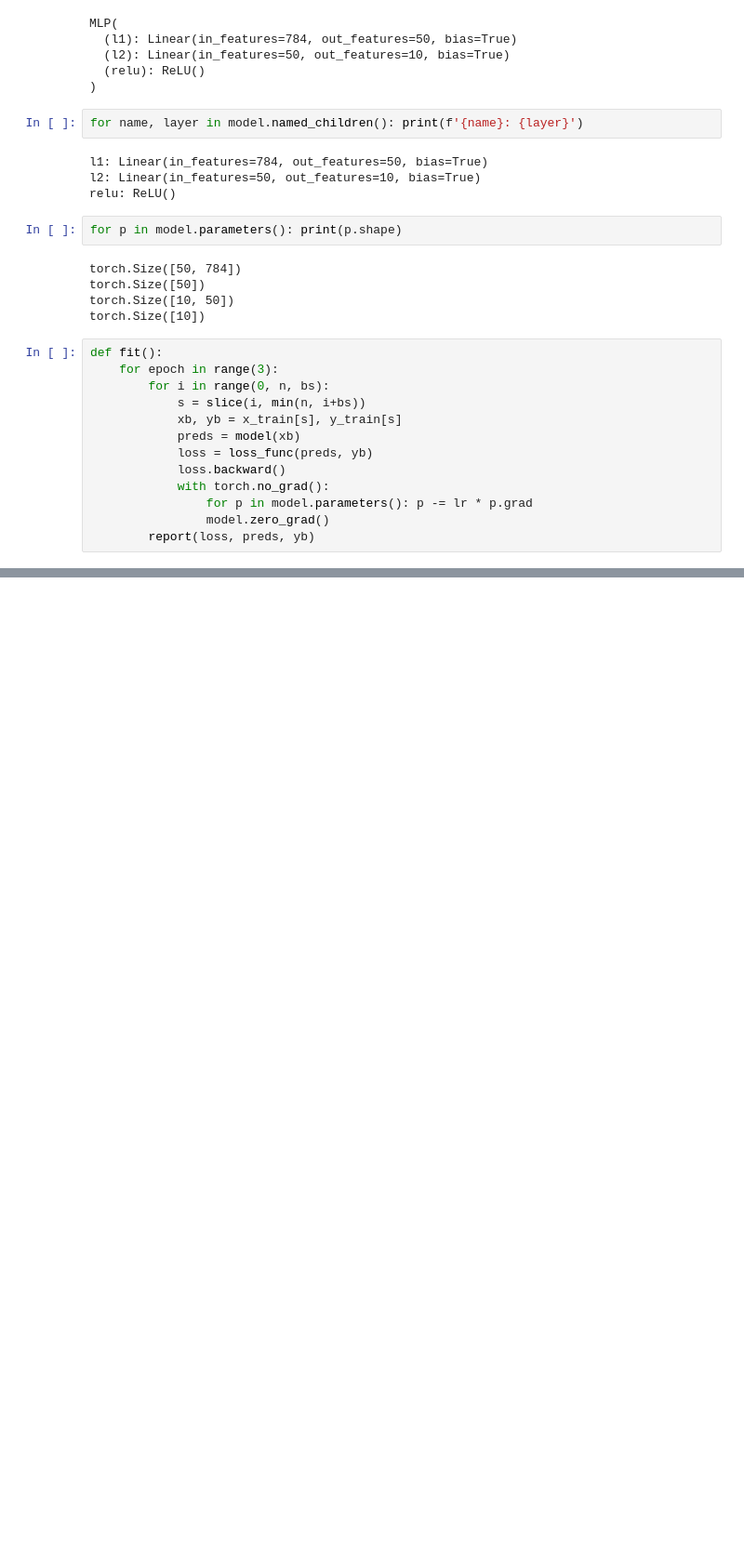
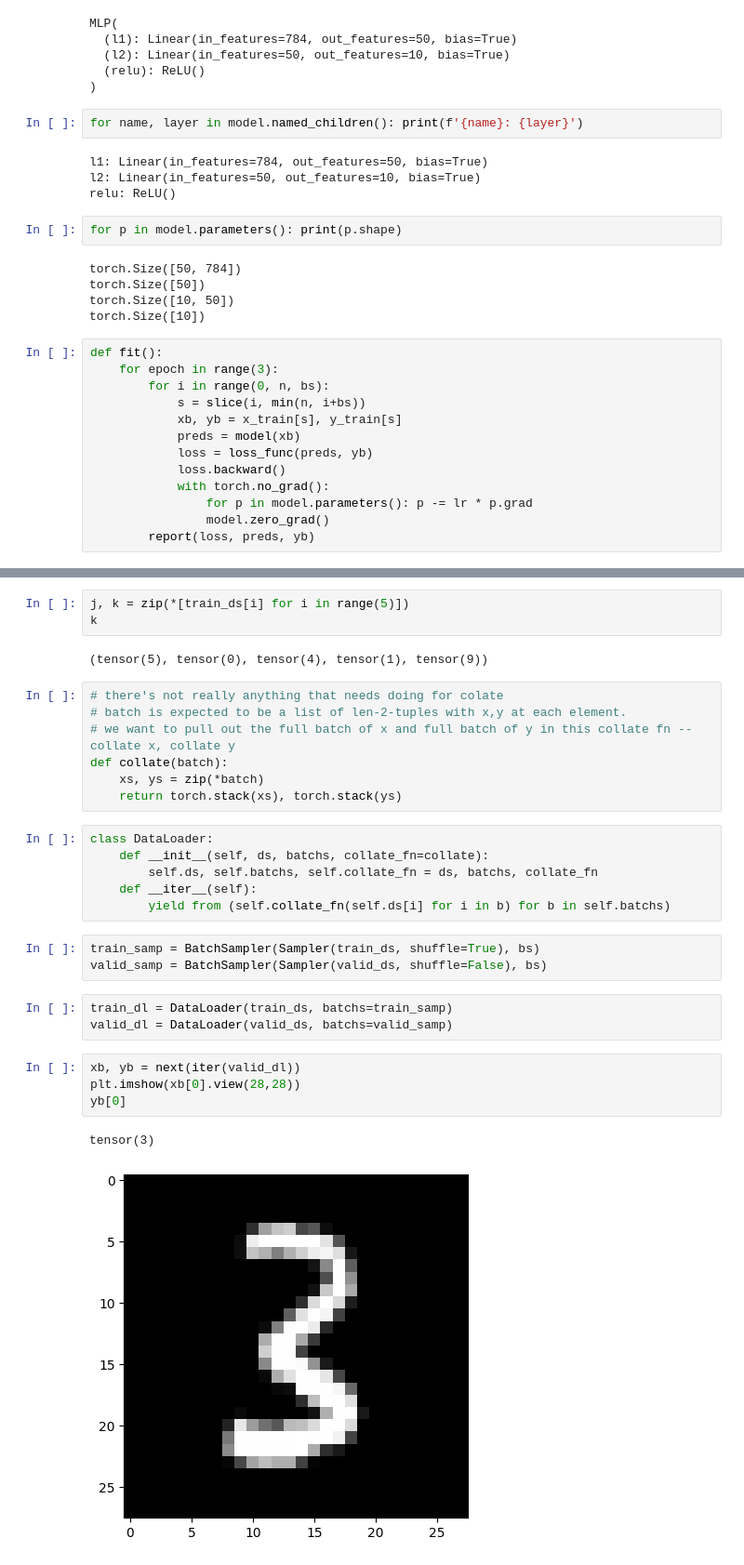
Before and after one commit to teome/diffusion-play, a Jupyter notebook: nbs/04_minibatch_training.ipynb, the cells around one changed output, grey strips where cells are left out. Shown at 93% size. Cells and saved outputs as stored; diff of their text form; blank space fills up the shorter version.

```diff
--- a/nbs/04_minibatch_training.ipynb
+++ b/nbs/04_minibatch_training.ipynb
@@ -264,0 +522,31 @@ loss: 0.04, accuracy: 1.00
+# %%
+j, k = zip(*[train_ds[i] for i in range(5)])
+k
+# %% [output]
+(tensor(5), tensor(0), tensor(4), tensor(1), tensor(9))
+# %%
+# there's not really anything that needs doing for colate
+# batch is expected to be a list of len-2-tuples with x,y at each element.
+# we want to pull out the full batch of x and full batch of y in this collate fn -- collate x, collate y
+def collate(batch):
+    xs, ys = zip(*batch)
+    return torch.stack(xs), torch.stack(ys)
+# %%
+class DataLoader:
+    def __init__(self, ds, batchs, collate_fn=collate):
+        self.ds, self.batchs, self.collate_fn = ds, batchs, collate_fn
+    def __iter__(self):
+        yield from (self.collate_fn(self.ds[i] for i in b) for b in self.batchs)
+# %%
+train_samp = BatchSampler(Sampler(train_ds, shuffle=True), bs)
+valid_samp = BatchSampler(Sampler(valid_ds, shuffle=False), bs)
+# %%
+train_dl = DataLoader(train_ds, batchs=train_samp)
+valid_dl = DataLoader(valid_ds, batchs=valid_samp)
+# %%
+xb, yb = next(iter(valid_dl))
+plt.imshow(xb[0].view(28,28))
+yb[0]
+# %% [output]
+tensor(3)
+[figure, added]
```
Also changed, not shown: parts of 51 cells of this notebook.
